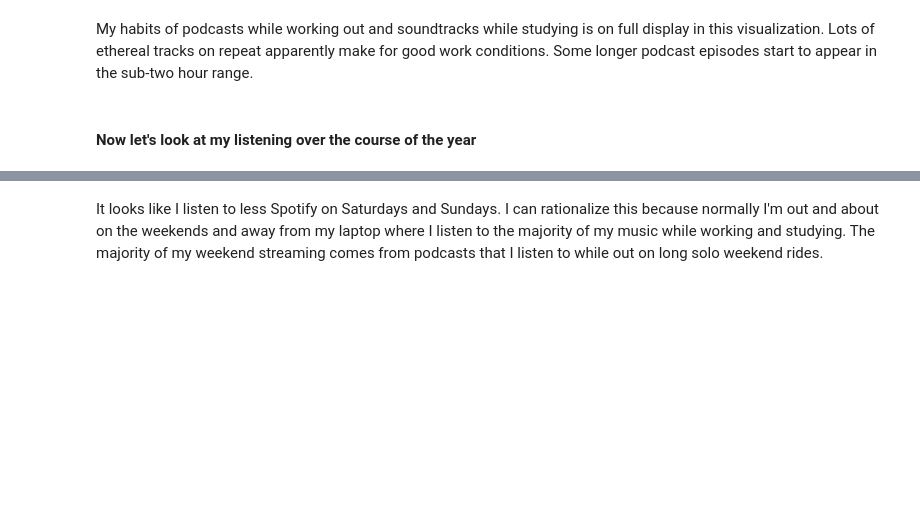
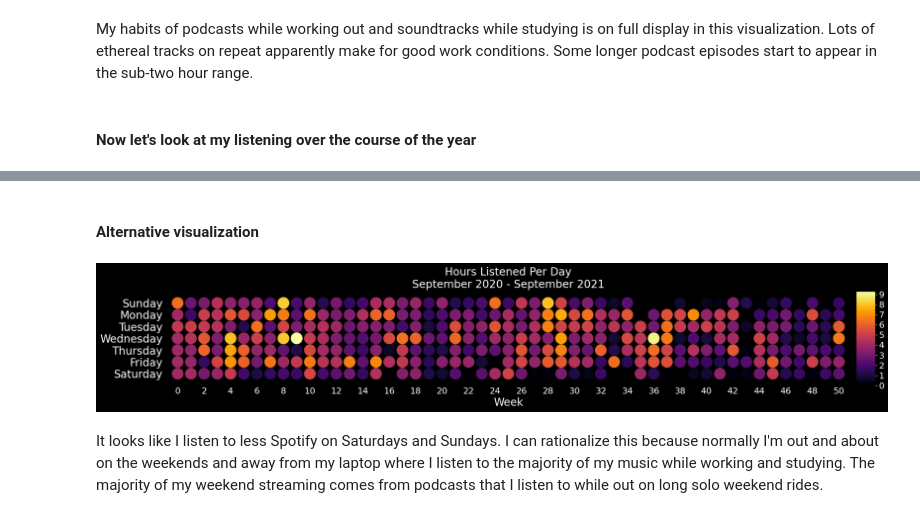
Before and after one commit to JohnMcGrane/Spotify-Analysis, a Jupyter notebook: SPOTIFY.ipynb, the cells around one changed output, grey strips where cells are left out. Cells and saved outputs as stored; diff of their text form; code cells hidden in the pictures; blank space fills up the shorter version.

```diff
--- a/SPOTIFY.ipynb
+++ b/SPOTIFY.ipynb
@@ -139,3 +138,48 @@ plt.show()
+# %% [markdown]
+#### Alternative visualization
+# %%
+year = df.copy()
+year = year.groupby(year['endTime']).sum()
+year = year.reset_index()
+year['dayofyear'] = list(map(lambda x: (x - year['endTime'][0]).days,year['endTime']))
+year['week'] = np.floor(year['dayofyear']/7)
+
+weeks, j = np.zeros(371,float), 0
+for i in year['dayofyear']:
+    year.iloc[j]
+    weeks[i] = year.iloc[j]['Hours']
+    j = j+1
+
+
+weeks = np.roll(weeks,-1).reshape(-1,7).T #Roll to make sundayfirst day, reshape to 7 days per week, transpose for viz
+weeks = np.delete(weeks, [0,-1],axis=1)# Delete the first and last week that had incomplete data.
+plt.style.use('fivethirtyeight')
+fig, ax = plt.subplots(figsize=(24,3))
+fig.patch.set_facecolor('black')
+X,Y = np.meshgrid(np.arange(weeks.shape[1]), np.arange(weeks.shape[0]))
+
+ax.set_facecolor('black')
+#ax.axis('off')
+plt.scatter(X.flatten(), abs(Y.flatten()-6), c=weeks.flatten(), cmap='inferno',s = 450)
+
+plt.grid(None)
+plt.yticks(ticks = [6,5,4,3,2,1,0],labels =
+           ['Sunday','Monday','Tuesday','Wednesday','Thursday','Friday','Saturday'],fontsize=20, color = 'w')
+plt.xticks(ticks = np.linspace(0,50,26),labels = (np.linspace(0,50,26,dtype=int)),fontsize=16, color = 'w')
+plt.title("Hours Listened Per Day\nSeptember 2020 - September 2021",fontsize=20, color = 'w')
+plt.ylim(-1,7)
+plt.xlabel("Week",fontsize=20, color = 'w')
+plt.style.use('default')
+cbar = plt.colorbar(ticks=range(0,10), aspect = 5, pad =0.005)
+cbar.ax.tick_params(axis='y', colors='w',labelsize=16)
+plt.xlim(-1,51)
+ax.spines['top'].set_visible(False)
+ax.spines['right'].set_visible(False)
+ax.spines['bottom'].set_visible(False)
+ax.spines['left'].set_visible(False)
+plt.show()
+# %% [output]
+[figure, added]
 # %% [markdown]
 It looks like I listen to less Spotify on Saturdays and Sundays. I can rationalize this because normally I'm out and about on the weekends and away from my laptop where I listen to the majority of my music while working and studying. The majority of my weekend streaming comes from podcasts that I listen to while out on long solo weekend rides.
 # %% [markdown]
```
Also changed, not shown: parts of 9 cells of this notebook.
